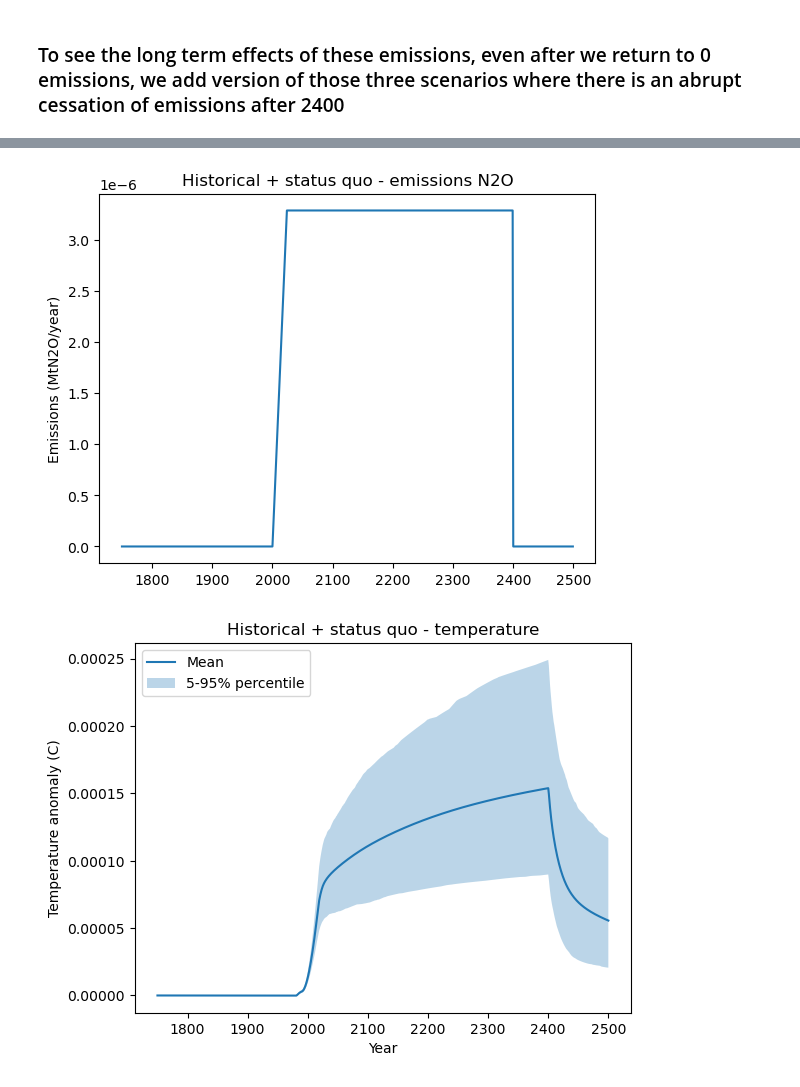
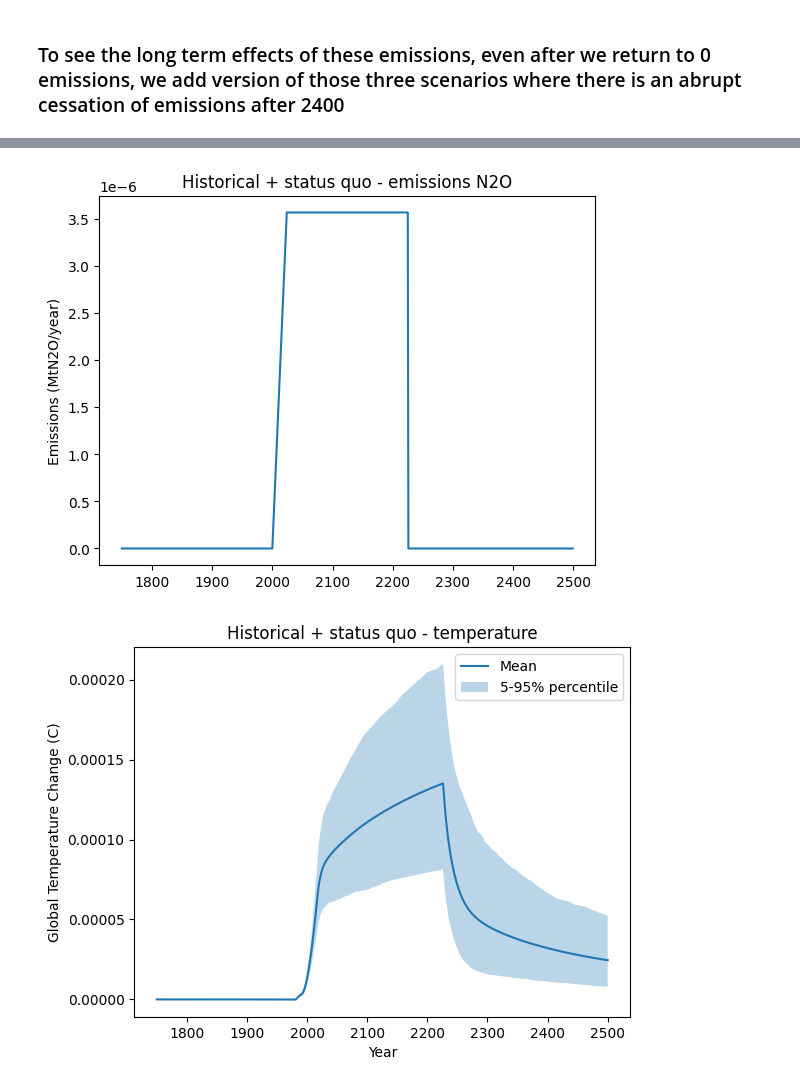
Before and after one commit to alejandroromeroprieto/anaesthetic-project, a Jupyter notebook: notebooks/paper_plots.ipynb, the cells around one changed output, grey strips where cells are left out. Saved outputs shown, nothing was run; the diff lists cells and outputs as text; code cells hidden in the pictures.

```diff
--- a/notebooks/paper_plots.ipynb
+++ b/notebooks/paper_plots.ipynb
@@ -646,7 +646,7 @@ species1_df = anesthesics_df[
     (anesthesics_df["Scenario"].isin(scenarios))
 ]
 emissions_1_status_quo_abrupt_cessation = species1_df.loc[:, '1751':'2500'].astype(float).values.T
-emissions_1_status_quo_abrupt_cessation[-100:] = 0
+emissions_1_status_quo_abrupt_cessation[-274:] = 0
 emissions_1_status_quo_abrupt_cessation = emissions_1_status_quo_abrupt_cessation[:, :, np.newaxis]
 emissions_1_status_quo_abrupt_cessation = np.repeat(emissions_1_status_quo_abrupt_cessation, len(configs), axis=2)
 
@@ -655,7 +655,7 @@ species2_df = anesthesics_df[
     (anesthesics_df["Scenario"].isin(scenarios))
 ]
 emissions_2_status_quo_abrupt_cessation = species2_df.loc[:, '1751':'2500'].astype(float).values.T
-emissions_2_status_quo_abrupt_cessation[-100:] = 0
+emissions_2_status_quo_abrupt_cessation[-274:] = 0
 emissions_2_status_quo_abrupt_cessation = emissions_2_status_quo_abrupt_cessation[:, :, np.newaxis]
 emissions_2_status_quo_abrupt_cessation = np.repeat(emissions_2_status_quo_abrupt_cessation, len(configs), axis=2)
 
@@ -664,7 +664,7 @@ species3_df = anesthesics_df[
     (anesthesics_df["Scenario"].isin(scenarios))
 ]
 emissions_3_status_quo_abrupt_cessation = species3_df.loc[:, '1751':'2500'].astype(float).values.T
-emissions_3_status_quo_abrupt_cessation[-100:] = 0
+emissions_3_status_quo_abrupt_cessation[-274:] = 0
 emissions_3_status_quo_abrupt_cessation = emissions_3_status_quo_abrupt_cessation[:, :, np.newaxis]
 emissions_3_status_quo_abrupt_cessation = np.repeat(emissions_3_status_quo_abrupt_cessation, len(configs), axis=2)
 
@@ -673,7 +673,7 @@ species4_df = anesthesics_df[
     (anesthesics_df["Scenario"].isin(scenarios))
 ]
 emissions_4_status_quo_abrupt_cessation = species4_df.loc[:, '1751':'2500'].astype(float).values.T
-emissions_4_status_quo_abrupt_cessation[-100:] = 0
+emissions_4_status_quo_abrupt_cessation[-274:] = 0
 emissions_4_status_quo_abrupt_cessation = emissions_4_status_quo_abrupt_cessation[:, :, np.newaxis]
 emissions_4_status_quo_abrupt_cessation = np.repeat(emissions_4_status_quo_abrupt_cessation, len(configs), axis=2)
 
@@ -683,27 +683,27 @@ fill(f_status_quo_abrupt_cessation.emissions, emissions_3_status_quo_abrupt_cess
 fill(f_status_quo_abrupt_cessation.emissions, emissions_4_status_quo_abrupt_cessation, specie="Halon-2311")
 
 # Also include historical emissions associated with TIVA interventions for the last 25 years
-# 40.000.000 interventions per annum
-# - Carbon: 1370.82 grams of CO2 * 1-15 to convert to GtCO2
-# - Methane: 0.023199531 grams of CH4 * 1-12 to convert to Mt CH4
-# - Nitrous oxide: 0.065732004 grams of N20 * 1-12 to convert to Mt N20
+# 58.700.000 interventions per annum
+# - Carbon: 1124.1 grams of CO2 * 1-15 to convert to GtCO2
+# - Methane: 0.0214686 grams of CH4 * 1-12 to convert to Mt CH4
+# - Nitrous oxide: 0.0608277 grams of N20 * 1-12 to convert to Mt N20
 TIVA_emissions_status_quo_abrupt_cessation_carbon = np.zeros(750)
 TIVA_emissions_status_quo_abrupt_cessation_ch4 = np.zeros(750)
 TIVA_emissions_status_quo_abrupt_cessation_n2o = np.zeros(750)
 # Linear increase from 0 → 50 million interventions over 25 years
-interventions_linear_status_quo_abrupt_cessation = np.linspace(0, 50_000_000, 25)
-TIVA_emissions_status_quo_abrupt_cessation_carbon[250:275] = interventions_linear_status_quo_abrupt_cessation * 1370.82 * 1e-15
-TIVA_emissions_status_quo_abrupt_cessation_ch4[250:275] = interventions_linear_status_quo_abrupt_cessation * 0.023199531 * 1e-12
-TIVA_emissions_status_quo_abrupt_cessation_n2o[250:275] = interventions_linear_status_quo_abrupt_cessation * 0.065732004 * 1e-12
+interventions_linear_status_quo_abrupt_cessation = np.linspace(0, 58_700_000, 25)
+TIVA_emissions_status_quo_abrupt_cessation_carbon[250:275] = interventions_linear_status_quo_abrupt_cessation * 1124.1 * 1e-15
+TIVA_emissions_status_quo_abrupt_cessation_ch4[250:275] = interventions_linear_status_quo_abrupt_cessation * 0.0214686 * 1e-12
+TIVA_emissions_status_quo_abrupt_cessation_n2o[250:275] = interventions_linear_status_quo_abrupt_cessation * 0.0608277 * 1e-12
 
 # From then onwards, assume that the same number of interventions are performed with TIVA
-TIVA_emissions_status_quo_abrupt_cessation_carbon[275:] = interventions_linear_status_quo_abrupt_cessation[-1] * 1370.82 * 1e-15
-TIVA_emissions_status_quo_abrupt_cessation_ch4[275:] = interventions_linear_status_quo_abrupt_cessation[-1] * 0.023199531 * 1e-12
-TIVA_emissions_status_quo_abrupt_cessation_n2o[275:] = interventions_linear_status_quo_abrupt_cessation[-1] * 0.065732004 * 1e-12
+TIVA_emissions_status_quo_abrupt_cessation_carbon[275:] = interventions_linear_status_quo_abrupt_cessation[-1] * 1124.1 * 1e-15
+TIVA_emissions_status_quo_abrupt_cessation_ch4[275:] = interventions_linear_status_quo_abrupt_cessation[-1] * 0.0214686 * 1e-12
+TIVA_emissions_status_quo_abrupt_cessation_n2o[275:] = interventions_linear_status_quo_abrupt_cessation[-1] * 0.0608277 * 1e-12
 
-TIVA_emissions_status_quo_abrupt_cessation_carbon[-100:] = 0
-TIVA_emissions_status_quo_abrupt_cessation_ch4[-100:] = 0
-TIVA_emissions_status_quo_abrupt_cessation_n2o[-100:] = 0
+TIVA_emissions_status_quo_abrupt_cessation_carbon[-274:] = 0
+TIVA_emissions_status_quo_abrupt_cessation_ch4[-274:] = 0
+TIVA_emissions_status_quo_abrupt_cessation_n2o[-274:] = 0
 
 f_status_quo_abrupt_cessation.emissions.loc[dict(specie='CO2 FFI')] = f_status_quo_abrupt_cessation.emissions.loc[dict(specie='CO2 FFI')] + TIVA_emissions_status_quo_abrupt_cessation_carbon[:, np.newaxis, np.newaxis]
 f_status_quo_abrupt_cessation.emissions.loc[dict(specie='CH4')] = f_status_quo_abrupt_cessation.emissions.loc[dict(specie='CH4')] + TIVA_emissions_status_quo_abrupt_cessation_ch4[:, np.newaxis, np.newaxis]
@@ -766,7 +766,7 @@ plt.fill_between(timebounds_1, p05_f_status_quo_abrupt_cessation_temperature, p9
 
 plt.title('Historical + status quo - temperature')
 plt.xlabel('Year')
-plt.ylabel('Temperature anomaly (C)')
+plt.ylabel('Global Temperature Change (C)')
 plt.legend()
 plt.show()
 # %% [output]
@@ -776,5 +776,5 @@ plt.show()
-[figure, old version]
+[figure, new version]
-[figure, old version]
+[figure, new version]
 # %%
 # Second experiment: History + only sevoflurane interventions as defined in ../data/emissions/anesthesics_gas_emissions(Sevo only based on Talbot NO adjustment).csv
 
```
Also changed, not shown: parts of 15 cells of this notebook.
